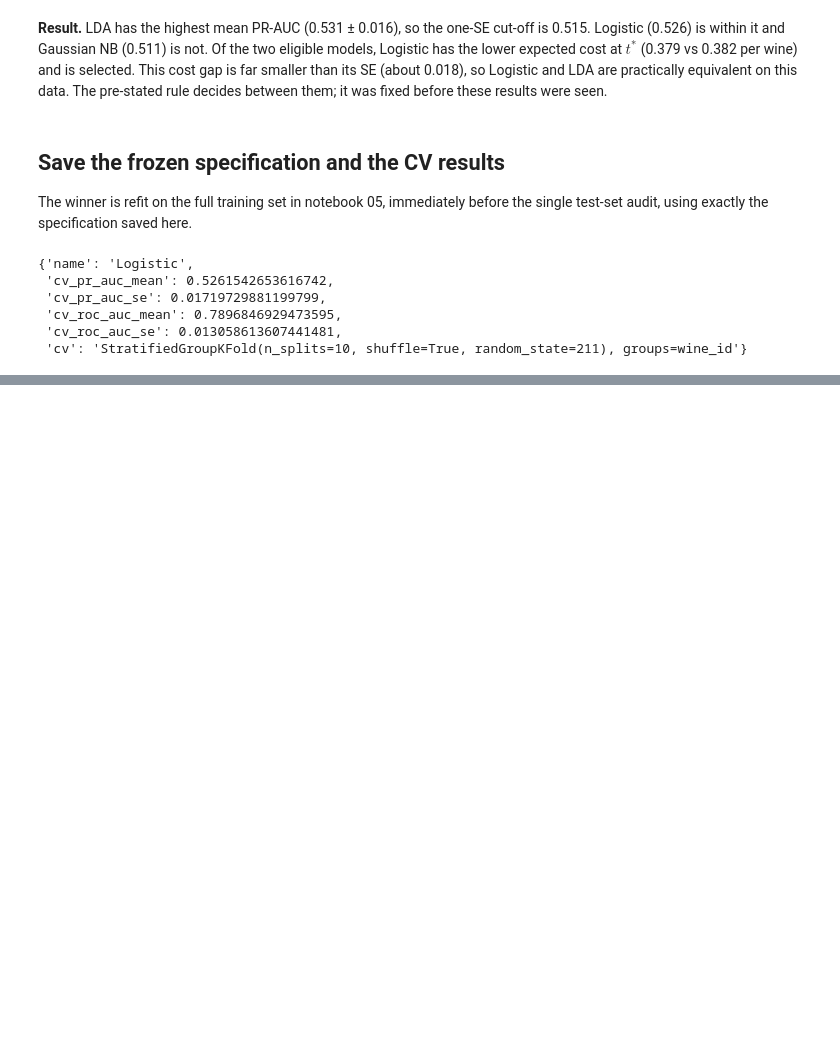
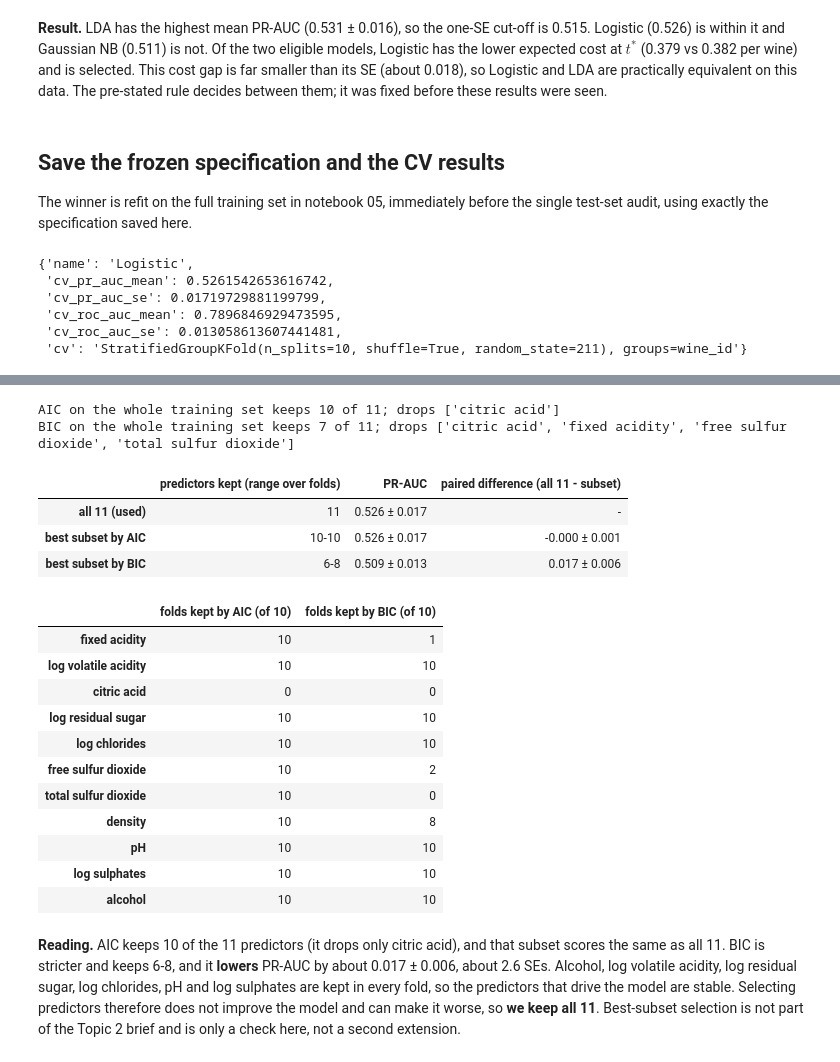
Before and after one commit to ryanc9029/dsa211-wine, a Jupyter notebook: 03_model_comparison.ipynb, the cells around one changed output, grey strips where cells are left out. Cells and saved outputs as stored; diff of their text form; code cells hidden in the pictures; blank space fills up the shorter version.

Commit message:
feat: add checks on grouping, log transforms and predictor selection

```diff
--- a/03_model_comparison.ipynb
+++ b/03_model_comparison.ipynb
@@ -224,0 +300,60 @@ spec
+# %%
+def best_subsets(X_, y_):
+    """Columns of the lowest-AIC and lowest-BIC logistic regression over all subsets."""
+    Z = (X_ - X_.mean()) / X_.std()
+    scores = {}
+    for k in range(1, Z.shape[1] + 1):
+        for cols in combinations(Z.columns, k):
+            fit = sm.Logit(y_.values, sm.add_constant(Z[list(cols)].values)).fit(disp=0, method='newton', maxiter=100)
+            scores[cols] = (fit.aic, fit.bic)
+    return {crit: list(min(scores, key=lambda c: scores[c][i])) for i, crit in enumerate(['AIC', 'BIC'])}
+
+full_best = best_subsets(X, y)
+for crit, cols in full_best.items():
+    print(f'{crit} on the whole training set keeps {len(cols)} of 11; drops {sorted(set(X.columns) - set(cols))}')
+# %% [output]
+AIC on the whole training set keeps 10 of 11; drops ['citric acid']
+BIC on the whole training set keeps 7 of 11; drops ['citric acid', 'fixed acidity', 'free sulfur dioxide', 'total sulfur dioxide']
+# %%
+logit = candidate_models()['Logistic']
+in_fold = {'AIC': [], 'BIC': []}
+subset_pr = {'AIC': [], 'BIC': []}
+
+for tr, va in splits:
+    chosen = best_subsets(X.iloc[tr], y.iloc[tr])
+    for crit, cols in chosen.items():
+        in_fold[crit].append(cols)
+        m = clone(logit).fit(X.iloc[tr][cols], y.iloc[tr])
+        subset_pr[crit].append(average_precision_score(y.iloc[va], m.predict_proba(X.iloc[va][cols])[:, 1]))
+
+all11 = main_pr['Logistic']
+check3 = pd.DataFrame({
+    'predictors kept (range over folds)': ['11'] + [f'{min(map(len, in_fold[c]))}-{max(map(len, in_fold[c]))}' for c in in_fold],
+    'PR-AUC': [mean_se(all11)] + [mean_se(np.array(subset_pr[c])) for c in in_fold],
+    'paired difference (all 11 - subset)': ['-'] + [mean_se(all11 - np.array(subset_pr[c])) for c in in_fold],
+}, index=['all 11 (used)', 'best subset by AIC', 'best subset by BIC'])
+display(check3)
+
+times_kept = pd.DataFrame({c: pd.Series([f for cols in in_fold[c] for f in cols]).value_counts()
+                           for c in in_fold}).reindex(X.columns).fillna(0).astype(int)
+times_kept.columns = [f'folds kept by {c} (of 10)' for c in times_kept.columns]
+times_kept
+# %% [output]
+|  | predictors kept (range over folds) | PR-AUC | paired difference (all 11 - subset) |
+| all 11 (used) | 11 | 0.526 ± 0.017 | - |
+| best subset by AIC | 10-10 | 0.526 ± 0.017 | -0.000 ± 0.001 |
+| best subset by BIC | 6-8 | 0.509 ± 0.013 | 0.017 ± 0.006 |
+|  | folds kept by AIC (of 10) | folds kept by BIC (of 10) |
+| fixed acidity | 10 | 1 |
+| log volatile acidity | 10 | 10 |
+| citric acid | 0 | 0 |
+| log residual sugar | 10 | 10 |
+| log chlorides | 10 | 10 |
+| free sulfur dioxide | 10 | 2 |
+| total sulfur dioxide | 10 | 0 |
+| density | 10 | 8 |
+| pH | 10 | 10 |
+| log sulphates | 10 | 10 |
+| alcohol | 10 | 10 |
+# %% [markdown]
+**Reading.** AIC keeps 10 of the 11 predictors (it drops only citric acid), and that subset scores the same as all 11. BIC is stricter and keeps 6-8, and it **lowers** PR-AUC by about 0.017 ± 0.006, about 2.6 SEs. Alcohol, log volatile acidity, log residual sugar, log chlorides, pH and log sulphates are kept in every fold, so the predictors that drive the model are stable. Selecting predictors therefore does not improve the model and can make it worse, so **we keep all 11**. Best-subset selection is not part of the Topic 2 brief and is only a check here, not a second extension.
```
Also changed, not shown: parts of 11 cells of this notebook, 1 other file.
